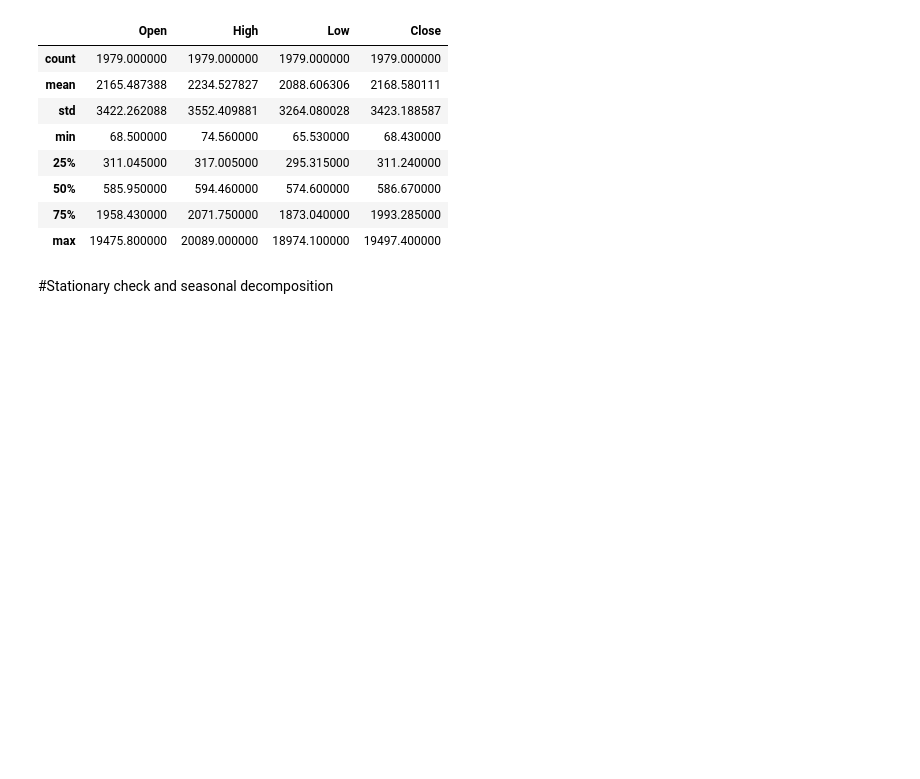
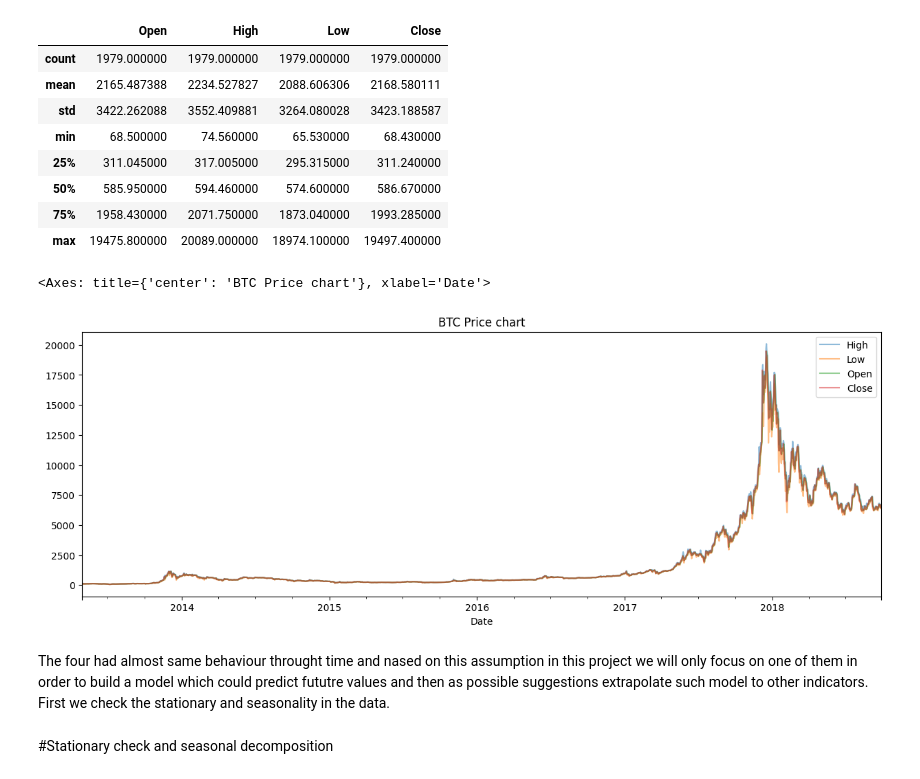
Before and after one commit to DataDrivenAkanksha/Cryptocurrency_price_forecasting, a Jupyter notebook: Cryptocurrency_price_forecasting.ipynb, the cells around one changed output. Saved outputs shown, nothing was run; the diff lists cells and outputs as text; code cells hidden in the pictures; blank space fills up the shorter version.

```diff
--- a/Cryptocurrency_price_forecasting.ipynb
+++ b/Cryptocurrency_price_forecasting.ipynb
@@ -186,6 +184,19 @@ btc_df.describe()
 | 50% | 585.950000 | 594.460000 | 574.600000 | 586.670000 |
 | 75% | 1958.430000 | 2071.750000 | 1873.040000 | 1993.285000 |
 | max | 19475.800000 | 20089.000000 | 18974.100000 | 19497.400000 |
+# %%
+btc_df[['High','Low','Open','Close']].plot(figsize=(15,5),alpha=0.5,title='BTC Price chart')
+
+#alpha controls the transparency of the lines in the plot. It ranges from:
+# 0.0 → completely transparent (invisible)
+# 1.0 → completely opaque (default)
+# Each of the lines (High, Low, Open, Close) will be drawn at 50% transparency. This is useful when plotting multiple overlapping lines, so you can still see everything clearly
+# and the plot doesn’t look cluttered.
+# %% [output]
+<Axes: title={'center': 'BTC Price chart'}, xlabel='Date'>
+[figure, added]
+# %% [markdown]
+The four had almost same behaviour throught time and nased on this assumption in this project we will only focus on one of them in order to build a model which could predict fututre values and then as possible suggestions extrapolate such model to other indicators. First we check the stationary and seasonality in the data.
 # %% [markdown]
 #Stationary check and seasonal decomposition
 # %% [markdown]
```
Also changed, not shown: parts of 45 cells of this notebook.
